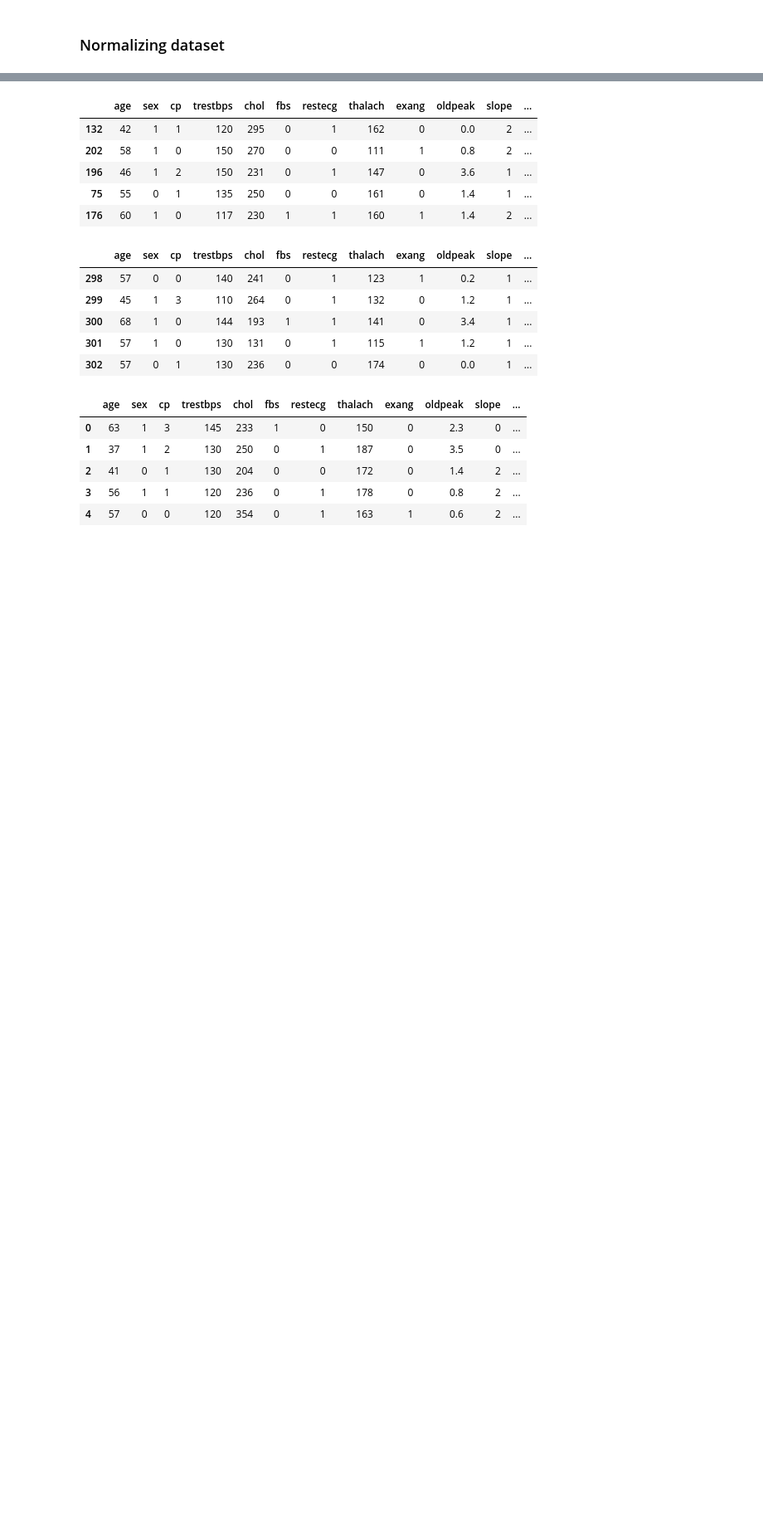
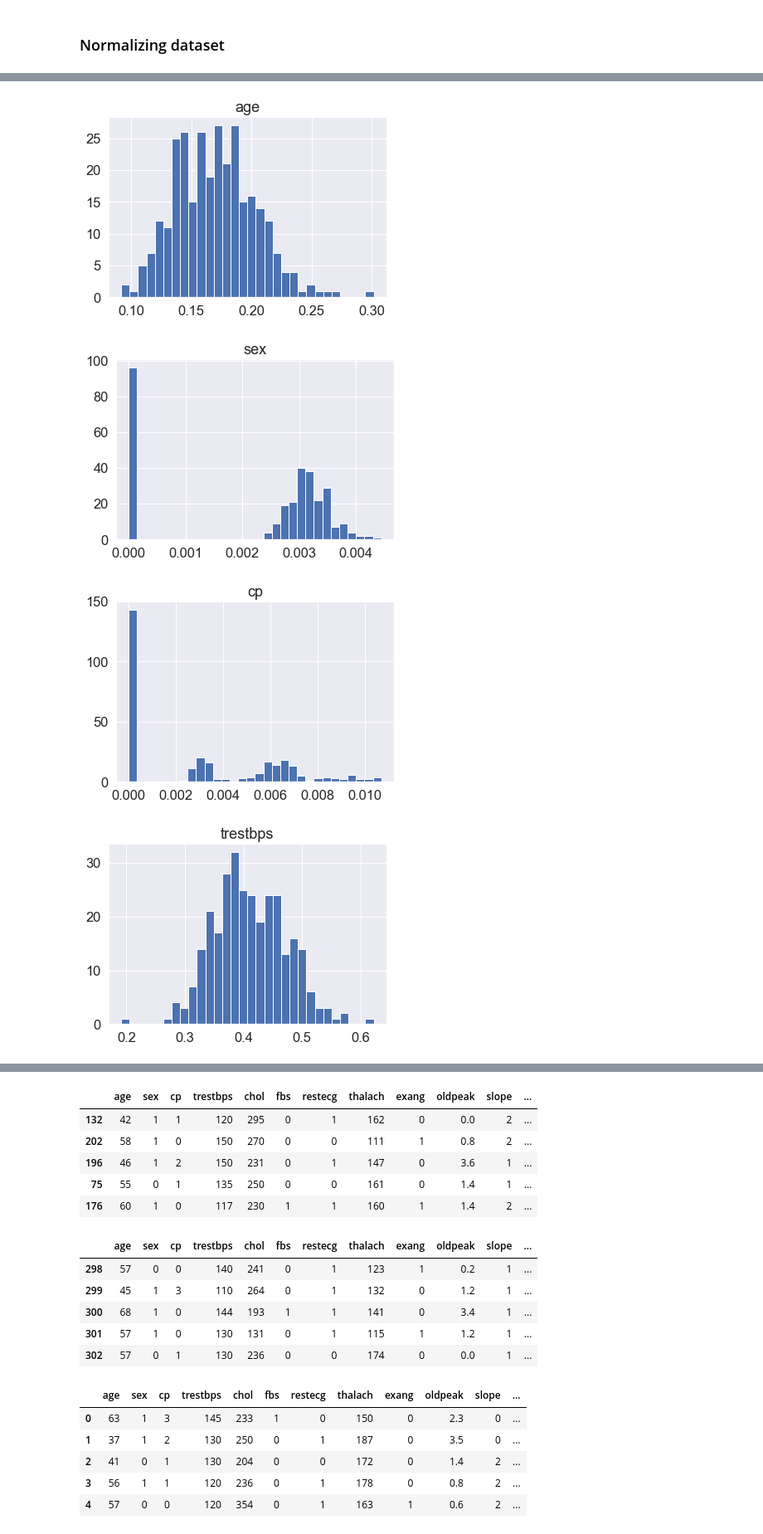
Before and after one commit to Tanishq-19/Heart-Disease-Prediction-WebApp, a Jupyter notebook: Heart-Disease-Classification.ipynb, the cells around one changed output, grey strips where cells are left out. Shown at 83% size. Cells and saved outputs as stored; diff of their text form; code cells hidden in the pictures; blank space fills up the shorter version.

```diff
--- a/Heart-Disease-Classification.ipynb
+++ b/Heart-Disease-Classification.ipynb
@@ -968,6 +1209,11 @@ df_norm.head()
 # %%
 # plotting the normalized dataset
 for label, content in df_norm.items():
-    df_trans[label].hist(figsize=(6,4), bins=30)
+    df_norm[label].hist(figsize=(6,4), bins=30)
     plt.title(label)
     plt.show()
+# %% [output]
+[figure, added]
+[figure, added]
+[figure, added]
+[figure, added]
```
Also changed, not shown: parts of 57 cells of this notebook.
